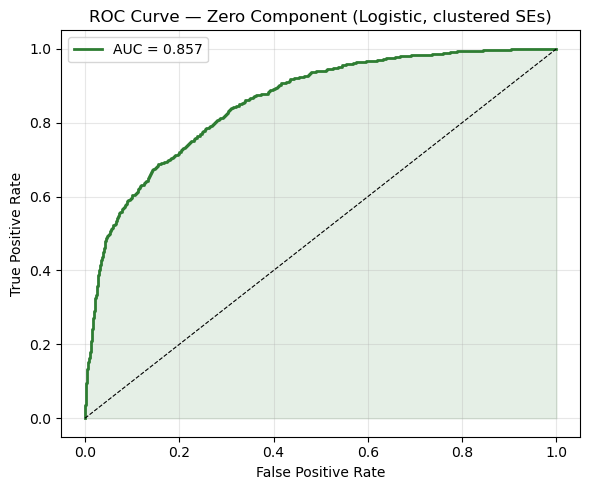
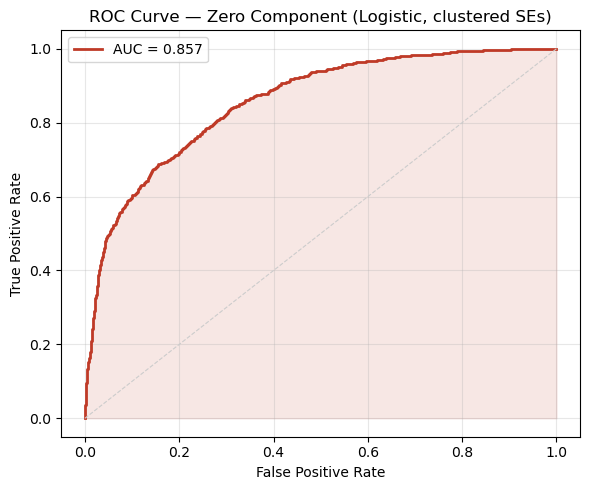
The change to this notebook cell's code, shown as a diff; its figure went from the first image to the second:
--- before
+++ after
@@ -4,7 +4,7 @@
 
 fig, ax = plt.subplots(figsize=(6, 5))
-ax.plot(fpr, tpr, color='#2e7d32', linewidth=2, label=f'AUC = {auc_val:.3f}')
-ax.fill_between(fpr, tpr, alpha=0.12, color='#2e7d32')
-ax.plot([0,1], [0,1], 'k--', linewidth=0.8)
+ax.plot(fpr, tpr, color=RED, linewidth=2, label=f'AUC = {auc_val:.3f}')
+ax.fill_between(fpr, tpr, alpha=0.12, color=RED)
+ax.plot([0, 1], [0, 1], color='#cccccc', linewidth=0.8, linestyle='--')
 ax.set_xlabel('False Positive Rate')
 ax.set_ylabel('True Positive Rate')

Commit: fixed up neocolonial stuff